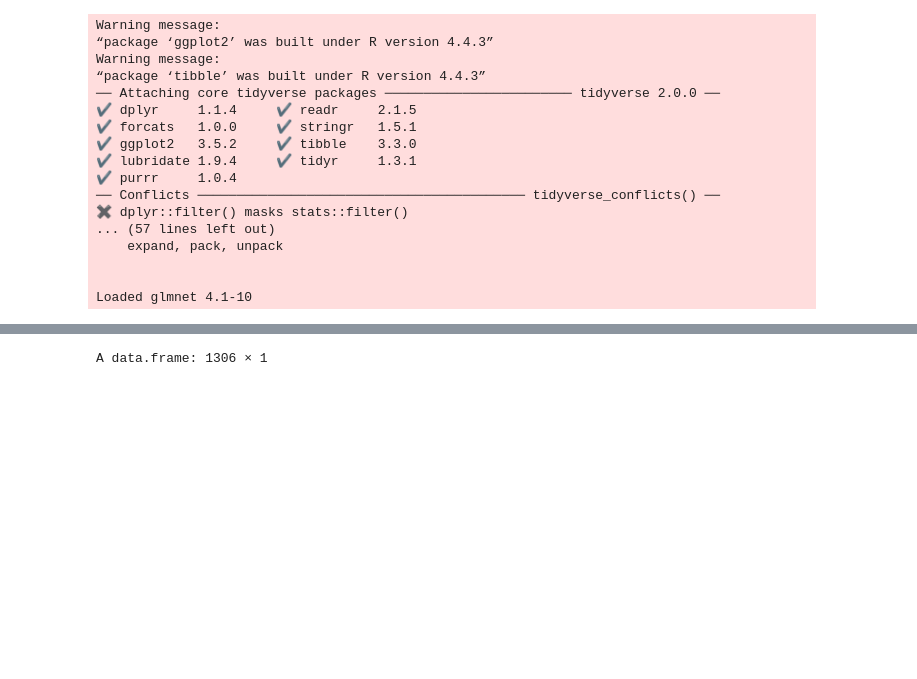
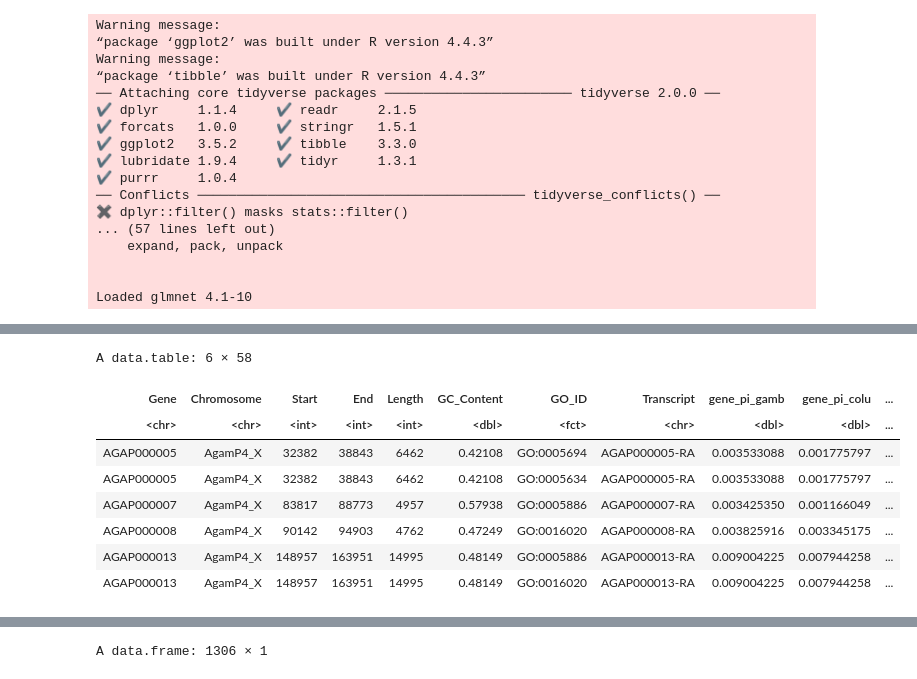
Before and after one commit to clararehmann/geans, a Jupyter notebook: go_terms.ipynb, the cells around one changed output, grey strips where cells are left out. Drawn from its saved outputs; the diff is of its cells as text; code cells hidden in the pictures; blank space fills up the shorter version.

Commit message:
developing MK test + GO term analysis

```diff
--- a/go_terms.ipynb
+++ b/go_terms.ipynb
@@ -101,0 +84,20 @@ A tibble: 18097 × 52
+# %%
+cdf <- process_df('out/gamb_colu_arab_Component_terms_stats.csv')
+cdfG <- cdf[cdf$Species == "div_d_gamb",]
+cdfA <- cdf[cdf$Species == "div_d_arab",]
+cdfC <- cdf[cdf$Species == "div_d_colu",]
+covar <- fread('out/gamb/gene_covariates.txt')
+cdfG <- merge(covar, cdfG)
+cdfG$Sexchrom <- FALSE
+cdfG[cdfG$Chromosome == "AgamP4_X",]$Sexchrom <- TRUE
+head(cdfG)
+# %% [output]
+A data.table: 6 × 58
+| Gene | Chromosome | Start | End | Length | GC_Content | GO_ID | Transcript | gene_pi_gamb | gene_pi_colu | ... |
+| <chr> | <chr> | <int> | <int> | <int> | <dbl> | <fct> | <chr> | <dbl> | <dbl> | ... |
+| AGAP000005 | AgamP4_X | 32382 | 38843 | 6462 | 0.42108 | GO:0005694 | AGAP000005-RA | 0.003533088 | 0.001775797 | ... |
+| AGAP000005 | AgamP4_X | 32382 | 38843 | 6462 | 0.42108 | GO:0005634 | AGAP000005-RA | 0.003533088 | 0.001775797 | ... |
+| AGAP000007 | AgamP4_X | 83817 | 88773 | 4957 | 0.57938 | GO:0005886 | AGAP000007-RA | 0.003425350 | 0.001166049 | ... |
+| AGAP000008 | AgamP4_X | 90142 | 94903 | 4762 | 0.47249 | GO:0016020 | AGAP000008-RA | 0.003825916 | 0.003345175 | ... |
+| AGAP000013 | AgamP4_X | 148957 | 163951 | 14995 | 0.48149 | GO:0005886 | AGAP000013-RA | 0.009004225 | 0.007944258 | ... |
+| AGAP000013 | AgamP4_X | 148957 | 163951 | 14995 | 0.48149 | GO:0016020 | AGAP000013-RA | 0.009004225 | 0.007944258 | ... |
```
Also changed, not shown: parts of 7 cells of this notebook, 2 other files.
